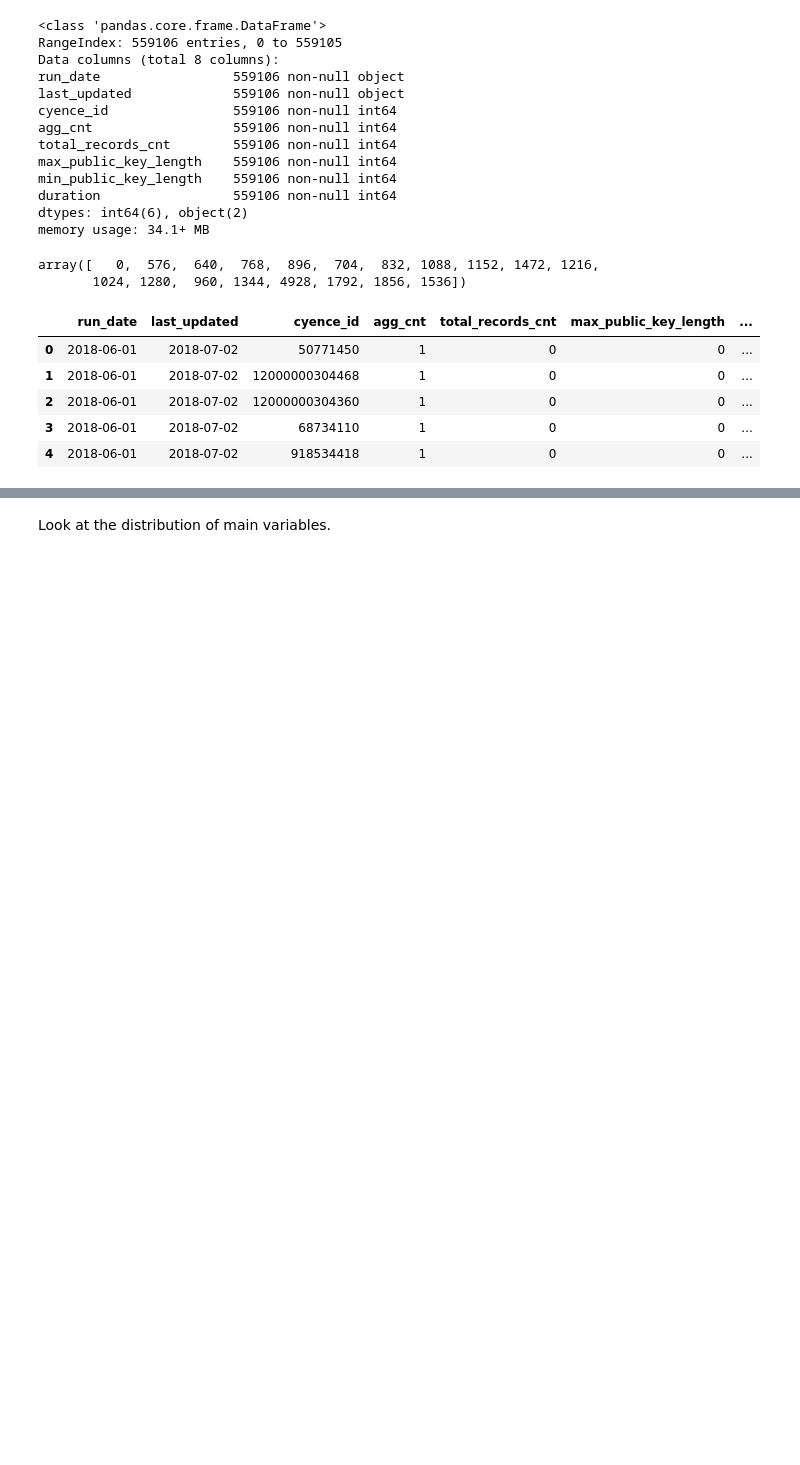
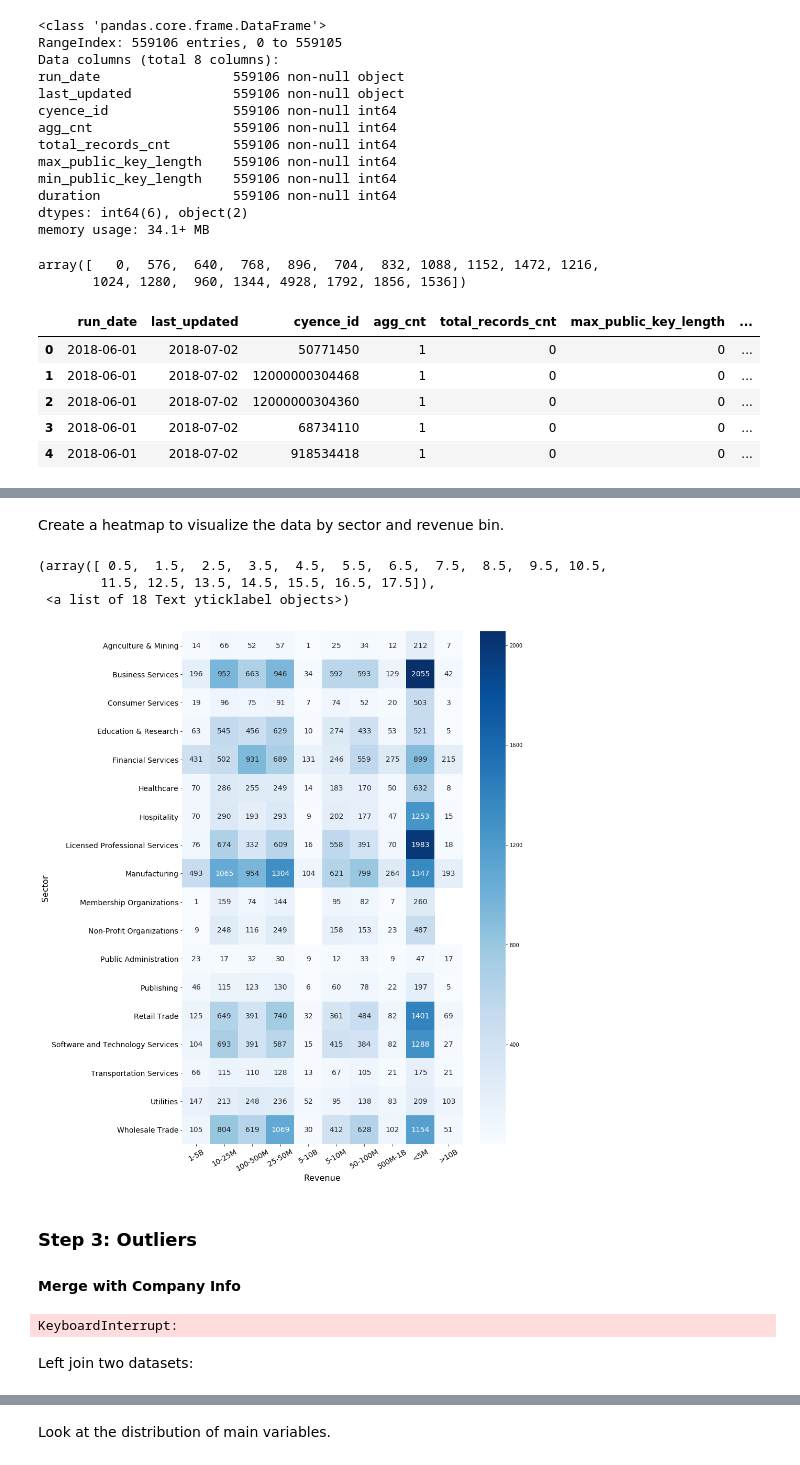
Before and after one commit to Yiming-Gao/Cyence, a Jupyter notebook: Data_Exploration/Email_Security/exploration_email.ipynb, the cells around one changed output, grey strips where cells are left out. Saved outputs shown, nothing was run; the diff lists cells and outputs as text; code cells hidden in the pictures; blank space fills up the shorter version.

```diff
--- a/Data_Exploration/Email_Security/exploration_email.ipynb
+++ b/Data_Exploration/Email_Security/exploration_email.ipynb
@@ -172,0 +166,3 @@ Now let's merge two datasets together.
+# %%
+dkim["public_key"] = np.where((dkim["max_public_key_length"] != 0) & (dkim["min_public_key_length"] != 0), 1, 0)
+dkim.public_key.value_counts()
@@ -172,0 +175,21 @@ Now let's merge two datasets together.
+# %%
+# Company Info
+query = 'SELECT cyence_id, company_name, country, cyence_sector, sic4, revenue, income, employees FROM er.company_info WHERE run_date = \'%s-%s-01\';' % (str(curr_year), curr_month_str)
+companies_info = pd.read_sql_query(query, psql)
+
+# left join DKIM data with company info
+new_dkim = pd.merge(dkim, companies_info, on = ["cyence_id", "cyence_id"], how = "left")
+
+# Create revenue bins
+new_dkim['revenue_bin'] = '<5M'
+new_dkim.loc[(new_dkim['revenue'] >= 5) & (new_dkim['revenue'] < 10), 'revenue_bin'] = '5-10M'
+new_dkim.loc[(new_dkim['revenue'] >= 10) & (new_dkim['revenue'] < 25), 'revenue_bin'] = '10-25M'
+new_dkim.loc[(new_dkim['revenue'] >= 25) & (new_dkim['revenue'] < 50), 'revenue_bin'] = '25-50M'
+new_dkim.loc[(new_dkim['revenue'] >= 50) & (new_dkim['revenue'] < 100), 'revenue_bin'] = '50-100M'
+new_dkim.loc[(new_dkim['revenue'] >= 100) & (new_dkim['revenue'] < 500), 'revenue_bin'] = '100-500M'
+new_dkim.loc[(new_dkim['revenue'] >= 500) & (new_dkim['revenue'] < 1000), 'revenue_bin'] = '500M-1B'
+new_dkim.loc[(new_dkim['revenue'] >= 1000) & (new_dkim['revenue'] < 5000), 'revenue_bin'] = '1-5B'
+new_dkim.loc[(new_dkim['revenue'] >= 5000) & (new_dkim['revenue'] < 10000), 'revenue_bin'] = '5-10B'
+new_dkim.loc[new_dkim['revenue'] >= 10000, 'revenue_bin'] = '>10B'
+
+new_dkim.head()
@@ -173,2 +203,44 @@ Now let's merge two datasets together.
+# %% [markdown]
+Create a heatmap to visualize the data by sector and revenue bin.
+# %%
+# heatmap
+# Prepare data
+plot_data = pd.DataFrame(new_dkim[new_dkim['public_key'] == 1].groupby(['cyence_sector', 'revenue_bin']).public_key.count()).reset_index()
+
+# pivot the dataset to put revenue bins on x axis and sectors on y axis
+plot_data = plot_data.pivot('cyence_sector', 'revenue_bin', 'public_key')
+
+sectors = sorted(new_dkim.cyence_sector.unique())[2: 19]
+revenue_bins = ['<5M', '5-10M', '10-25M', '25-50M', '50-100M', '100-500M', '500M-1B', '1-5B', '5-10B', '>10B']
+# %%
+# plot
+plt.figure(figsize = (12, 18))
+sns.heatmap(plot_data, annot = True, cmap = 'Blues', fmt = 'g', annot_kws = {"size": 14})
+
+# settings
+plt.xlabel("Revenue", fontsize = 16)
+plt.ylabel("Sector", fontsize = 16)
+plt.xticks(fontsize = 14, rotation = 30)
+plt.yticks(fontsize = 14)
+# %% [output]
+(array([ 0.5,  1.5,  2.5,  3.5,  4.5,  5.5,  6.5,  7.5,  8.5,  9.5, 10.5,
+        11.5, 12.5, 13.5, 14.5, 15.5, 16.5, 17.5]),
+ <a list of 18 Text yticklabel objects>)
+[figure, added]
+# %% [markdown]
+### Step 3: Outliers
+#### Merge with Company Info
+# %%
+# Company Info
+query = 'SELECT cyence_id, company_name, country, cyence_sector, sic4, revenue, income, employees FROM er.company_info WHERE run_date = \'%s-%s-01\';' % (str(curr_year), curr_month_str)
+companies_info = pd.read_sql_query(query, psql)
+
+# left join DKIM data with company info
+new_dkim = pd.merge(dkim, companies_info, on = ["cyence_id", "cyence_id"], how = "left")
+new_dkim.head()
+# %% [output]
+KeyboardInterrupt:
+# %% [markdown]
+Left join two datasets:
 # %%
 # inner join DKIM data with company info
```
Also changed, not shown: parts of 14 cells of this notebook.
